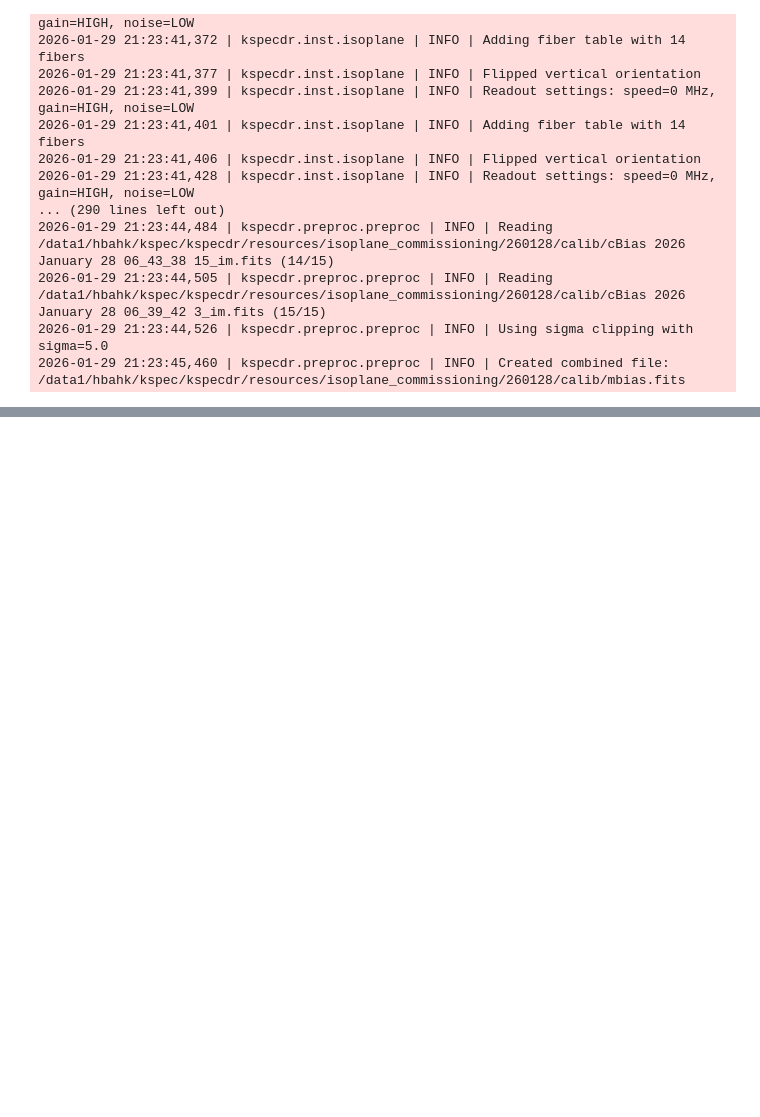
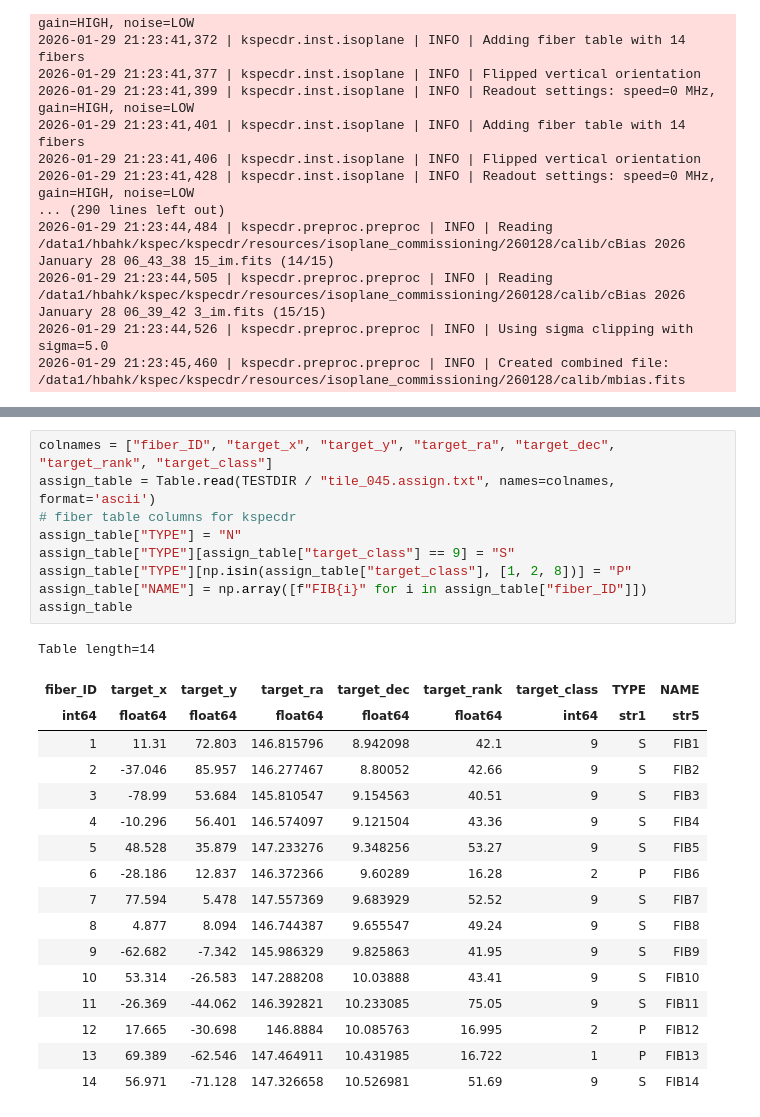
Before and after one commit to hbahk/kspecdr, a Jupyter notebook: notebooks/kspec_commissioning_jan28.ipynb, the cells around one changed output, grey strips where cells are left out. Drawn from its saved outputs; the diff is of its cells as text; blank space fills up the shorter version.

```diff
--- a/notebooks/kspec_commissioning_jan28.ipynb
+++ b/notebooks/kspec_commissioning_jan28.ipynb
@@ -122,0 +295,27 @@ for fpath in flat_files_converted:
+# %%
+colnames = ["fiber_ID", "target_x", "target_y", "target_ra", "target_dec", "target_rank", "target_class"]
+assign_table = Table.read(TESTDIR / "tile_045.assign.txt", names=colnames, format='ascii')
+# fiber table columns for kspecdr
+assign_table["TYPE"] = "N"
+assign_table["TYPE"][assign_table["target_class"] == 9] = "S"
+assign_table["TYPE"][np.isin(assign_table["target_class"], [1, 2, 8])] = "P"
+assign_table["NAME"] = np.array([f"FIB{i}" for i in assign_table["fiber_ID"]])
+assign_table
+# %% [output]
+Table length=14
+| fiber_ID | target_x | target_y | target_ra | target_dec | target_rank | target_class | TYPE | NAME |
+| int64 | float64 | float64 | float64 | float64 | float64 | int64 | str1 | str5 |
+| 1 | 11.31 | 72.803 | 146.815796 | 8.942098 | 42.1 | 9 | S | FIB1 |
+| 2 | -37.046 | 85.957 | 146.277467 | 8.80052 | 42.66 | 9 | S | FIB2 |
+| 3 | -78.99 | 53.684 | 145.810547 | 9.154563 | 40.51 | 9 | S | FIB3 |
+| 4 | -10.296 | 56.401 | 146.574097 | 9.121504 | 43.36 | 9 | S | FIB4 |
+| 5 | 48.528 | 35.879 | 147.233276 | 9.348256 | 53.27 | 9 | S | FIB5 |
+| 6 | -28.186 | 12.837 | 146.372366 | 9.60289 | 16.28 | 2 | P | FIB6 |
+| 7 | 77.594 | 5.478 | 147.557369 | 9.683929 | 52.52 | 9 | S | FIB7 |
+| 8 | 4.877 | 8.094 | 146.744387 | 9.655547 | 49.24 | 9 | S | FIB8 |
+| 9 | -62.682 | -7.342 | 145.986329 | 9.825863 | 41.95 | 9 | S | FIB9 |
+| 10 | 53.314 | -26.583 | 147.288208 | 10.03888 | 43.41 | 9 | S | FIB10 |
+| 11 | -26.369 | -44.062 | 146.392821 | 10.233085 | 75.05 | 9 | S | FIB11 |
+| 12 | 17.665 | -30.698 | 146.8884 | 10.085763 | 16.995 | 2 | P | FIB12 |
+| 13 | 69.389 | -62.546 | 147.464911 | 10.431985 | 16.722 | 1 | P | FIB13 |
+| 14 | 56.971 | -71.128 | 147.326658 | 10.526981 | 51.69 | 9 | S | FIB14 |
```
Also changed, not shown: parts of 12 cells of this notebook.
